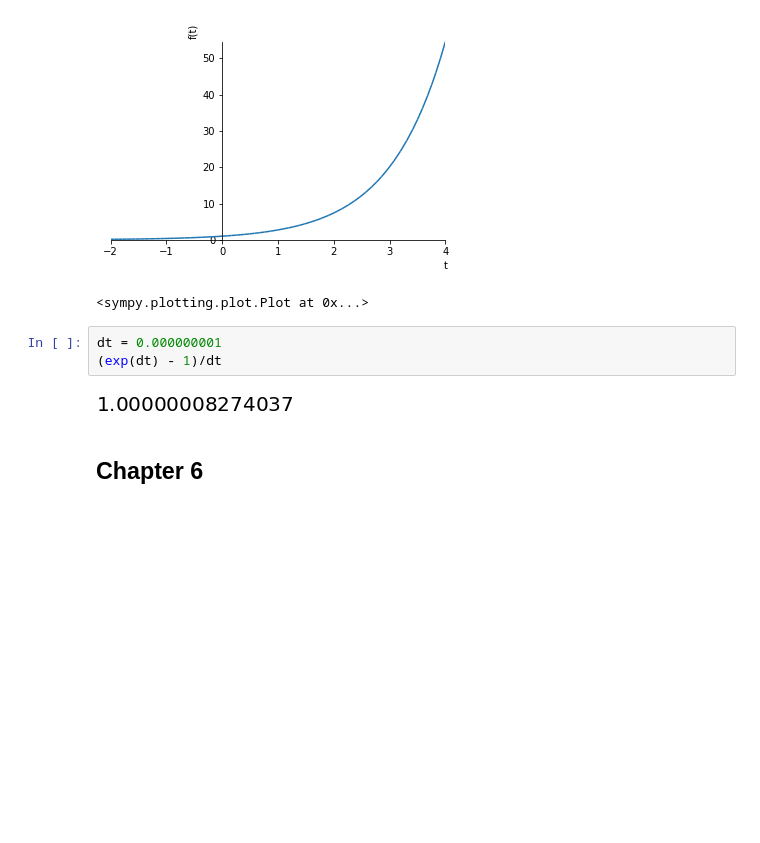
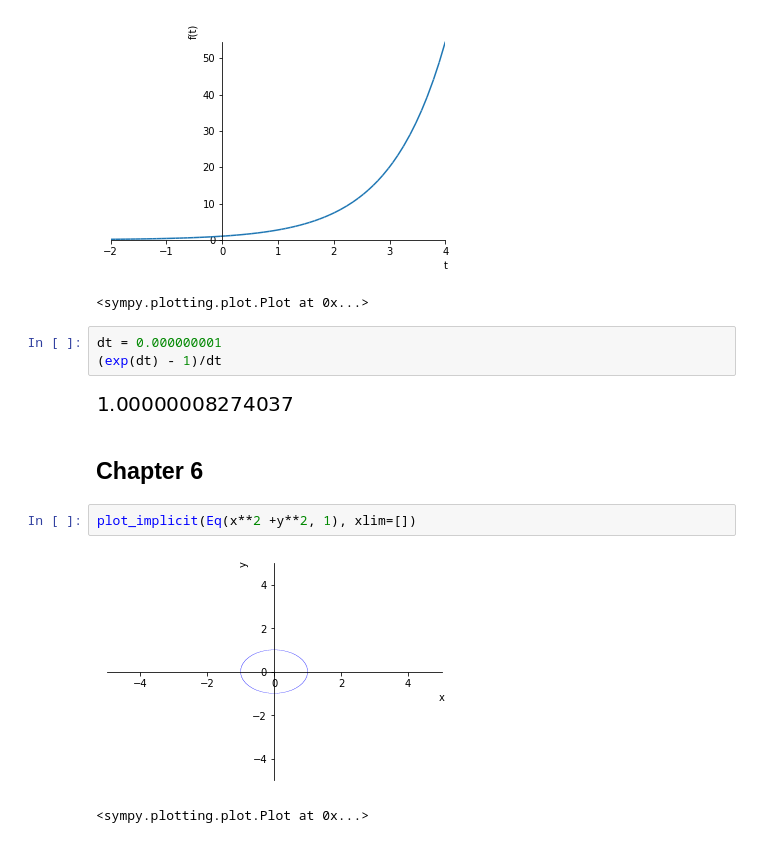
Before and after one commit to xdanger/notebooks, a Jupyter notebook: Mathematics/Essence of Caculus.ipynb, the cells around one changed output. Cells and saved outputs as stored; diff of their text form; blank space fills up the shorter version.

```diff
--- a/Mathematics/Essence of Caculus.ipynb
+++ b/Mathematics/Essence of Caculus.ipynb
@@ -249,3 +249,8 @@ dt = 0.000000001
 [figure]
 # %% [markdown]
 ## Chapter 6
+# %%
+plot_implicit(Eq(x**2 +y**2, 1), xlim=[])
+# %% [output]
+[figure, added]
+<sympy.plotting.plot.Plot at 0x...>
```
Also changed, not shown: parts of 3 cells of this notebook.
